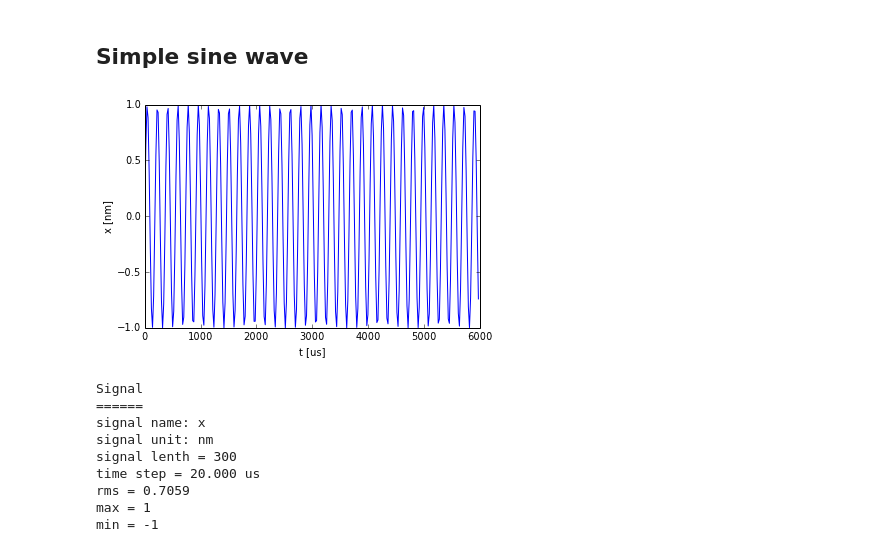
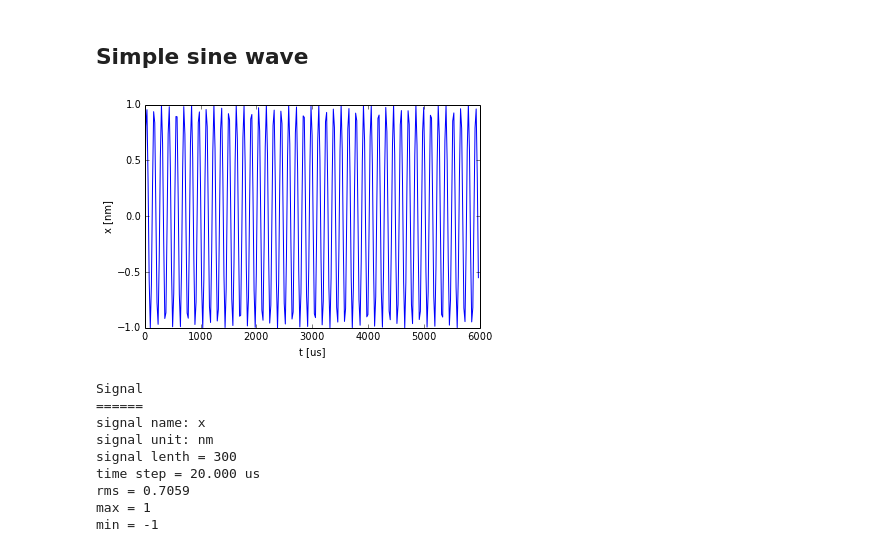
Before and after one commit to JohnMarohn/FreqDemod, a Jupyter notebook: freqdemod/docs/freqdemod-quickstart-1.ipynb, the cells around one changed output. Saved outputs shown, nothing was run; the diff lists cells and outputs as text; code cells hidden in the pictures.

```diff
--- a/freqdemod/docs/freqdemod-quickstart-1.ipynb
+++ b/freqdemod/docs/freqdemod-quickstart-1.ipynb
@@ -32,25 +32,25 @@ from freqdemod import Signal
 # %%
 import numpy as np
 import matplotlib.pyplot as plt
 %matplotlib inline
 
-f0 = 5.457E3
+f0 = 7.457E3
 
 fd = 50.0E3
 dt = 1/fd
 nt = 300
 
 t = dt*np.arange(nt)
 s = np.sin(2*np.pi*f0*t)
 s_name = "x"
 s_unit = "nm"
 
 plt.plot(t*1E6,s)
 plt.xlabel("t [us]")
 plt.ylabel(s_name + " [" + s_unit + "]")
 plt.show()
 # %% [output]
-[figure, old version]
+[figure, new version]
 # %%
 S = Signal(s,s_name,s_unit,dt)
 print(S)
```
Also changed, not shown: parts of 6 cells of this notebook, 1 other file.
